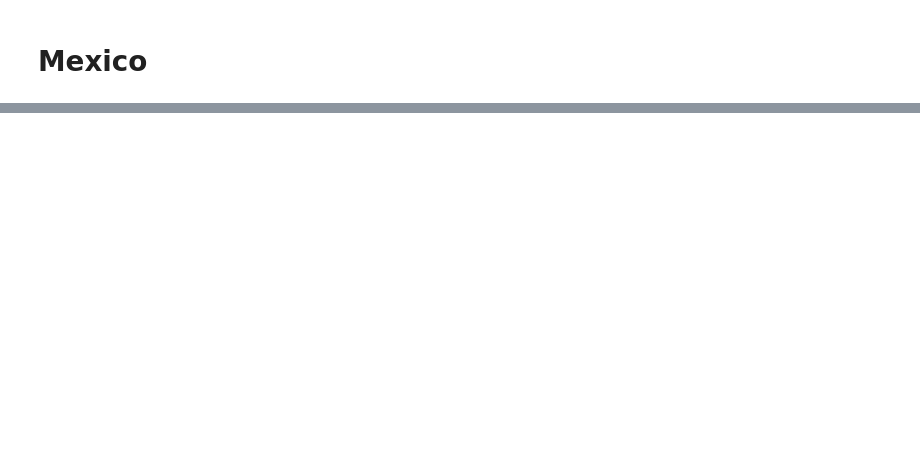
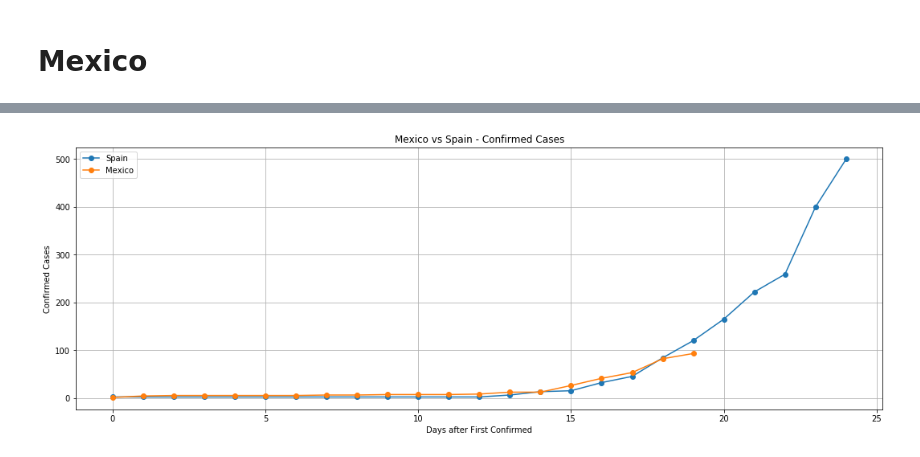
Before and after one commit to HiramHerrera/COVID-19, a Jupyter notebook: MXdata/covid_stats.ipynb, the cells around one changed output, grey strips where cells are left out. Cells and saved outputs as stored; diff of their text form; code cells hidden in the pictures; blank space fills up the shorter version.

```diff
--- a/MXdata/covid_stats.ipynb
+++ b/MXdata/covid_stats.ipynb
@@ -71,0 +83,16 @@ Recovered:      4
+# %%
+plt.figure(figsize=(18,6))
+mx=mxStats['Confirmed']['people']>0
+sp=spStats['Confirmed']['people']>0
+daysSp=np.arange(25)
+daysMx=np.arange(len(mxStats['Confirmed']['days'][mx]))
+plt.plot(daysSp,spStats['Confirmed']['people'][sp][11:36],'-o',label='Spain')
+plt.plot(daysMx,mxStats['Confirmed']['people'][mx],'-o',label='Mexico')
+plt.title('Mexico vs Spain - Confirmed Cases')
+plt.ylabel('Confirmed Cases')
+plt.xlabel('Days after First Confirmed')
+plt.grid()
+plt.legend()
+plt.savefig('Plots/spvsmx_confirmed.png')
+# %% [output]
+[figure, added]
```
Also changed, not shown: parts of 6 cells of this notebook, 6 other files.
